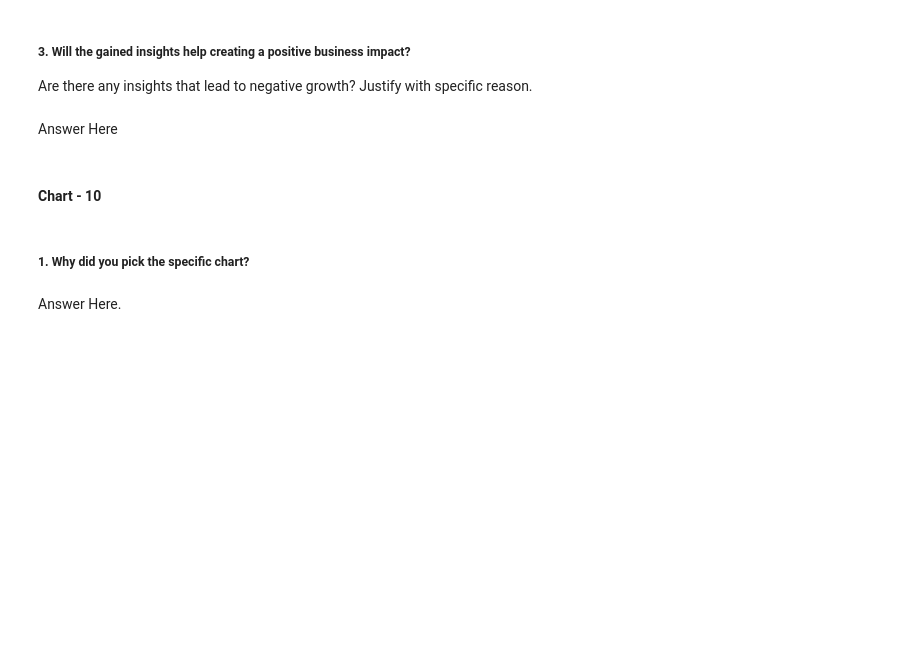
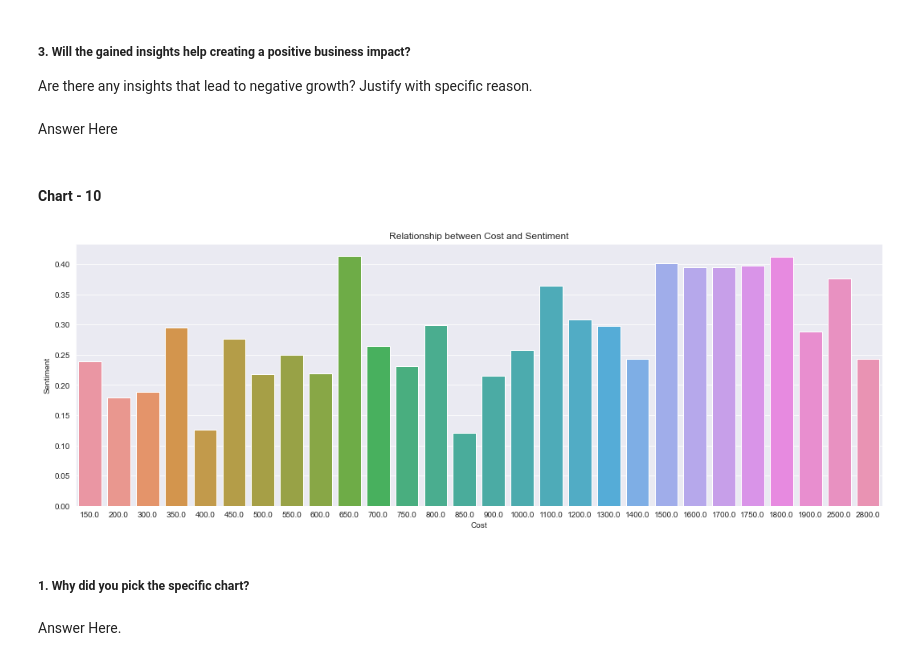
Before and after one commit to Saurabhshrma/Zomato-Restaurant-Clustering-and-Sentiment-Analysis, a Jupyter notebook: Zomato Restaurant Clustering and Sentiment Analysis.ipynb, the cells around one changed output. Cells and saved outputs as stored; diff of their text form; code cells hidden in the pictures; blank space fills up the shorter version.

```diff
--- a/Zomato Restaurant Clustering and Sentiment Analysis.ipynb
+++ b/Zomato Restaurant Clustering and Sentiment Analysis.ipynb
@@ -334,0 +332,18 @@ merged_data.shape
+# %%
+# Extract relevant information from the metadata column
+# Getting the count of users who have posted many reviews or have many followers aka Food Critics
+
+review_data['Review_Count'] = review_data['Metadata'].str.extract('(\d+) Reviews').astype(float)
+review_data['Followers'] = review_data['Metadata'].str.extract('(\d+) Followers').astype(float)
+
+# Define the criteria to identify critics
+review_count_threshold = 100  # Minimum number of reviews to be considered a critic
+followers_threshold = 1000   # Minimum number of followers to be considered a critic
+
+# Identify critics based on the criteria
+review_data['Is_Critic'] = 0  # Initialize the column with 0
+review_data.loc[(review_data['Review_Count'] >= review_count_threshold) | (review_data['Followers'] >= followers_threshold), 'Is_Critic'] = 1
+
+# Print the number of critics identified
+num_critics = review_data['Is_Critic'].sum()
+print('Number of Critics:', num_critics)
@@ -340,3 +378,7 @@ Answer Here.
 ## ***6. Feature Engineering & Data Pre-processing***
 # %% [markdown]
 ### 1. Handling Missing Values
+# %%
+# Fill NaN values in review count and followers columns with 0
+review_data['Review_Count'].fillna(0, inplace=True)
+review_data['Followers'].fillna(0, inplace=True)
@@ -527,0 +590,5 @@ df.sample(3)
+# %%
+# joining the two datasets
+
+rest_sent = pd.merge(restaurant_data, df, left_on= 'Name',right_on ='Restaurant')
+rest_sent.head(1)
@@ -831,3 +884,17 @@ Answer Here
+# %%
+# Chart - 10 visualization code
+
+# Relationship between Cost and Sentiment
+avg_sentiment_for_cost = rest_sent.groupby('Cost')['Sentiment'].mean().reset_index()
+
+plt.figure(figsize=(18, 6))
+sns.barplot(x='Cost', y='Sentiment', data=avg_sentiment_for_cost)
+plt.ylabel('Sentiment')
+plt.xlabel('Cost')
+plt.title('Relationship between Cost and Sentiment')
+plt.show()
+# %% [output]
+[figure, added]
 # %% [markdown]
 ##### 1. Why did you pick the specific chart?
 # %% [markdown]
```
Also changed, not shown: parts of 40 cells of this notebook.
